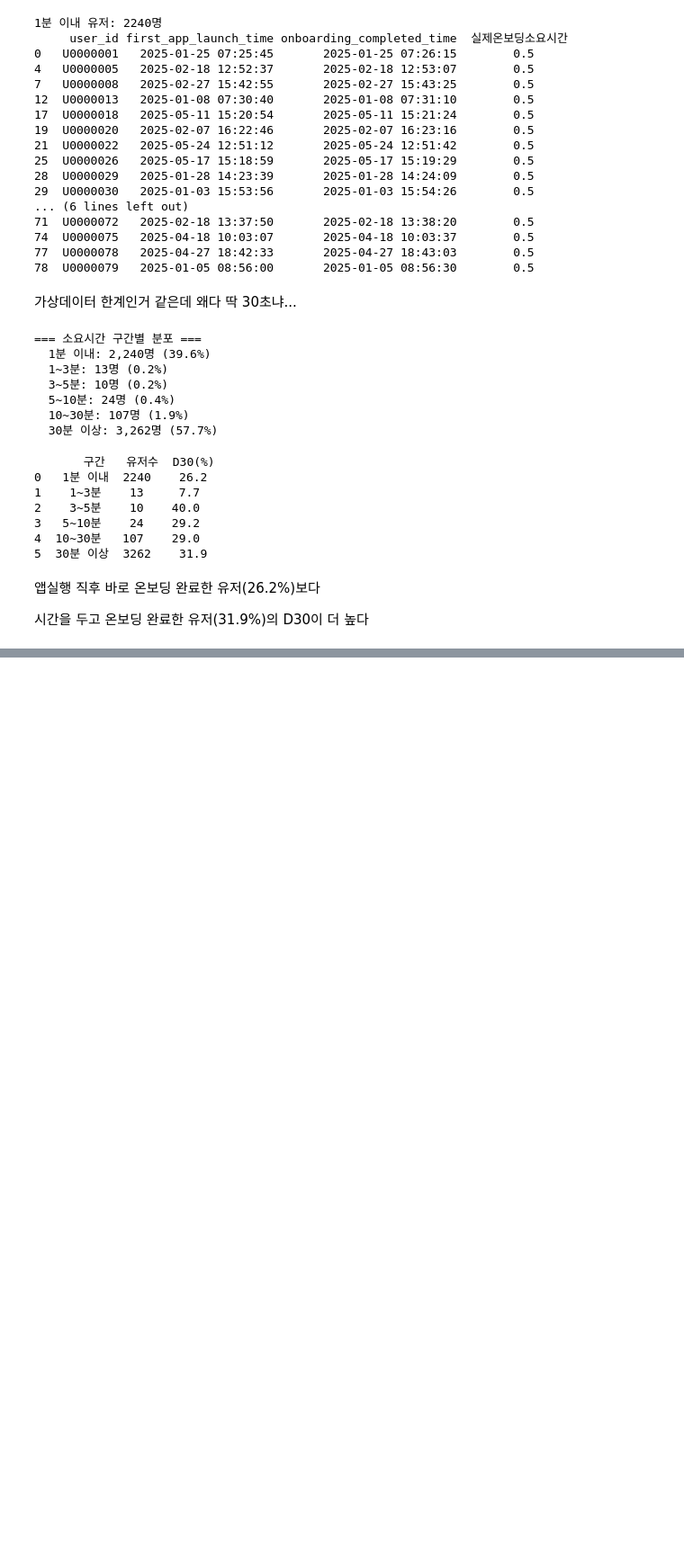
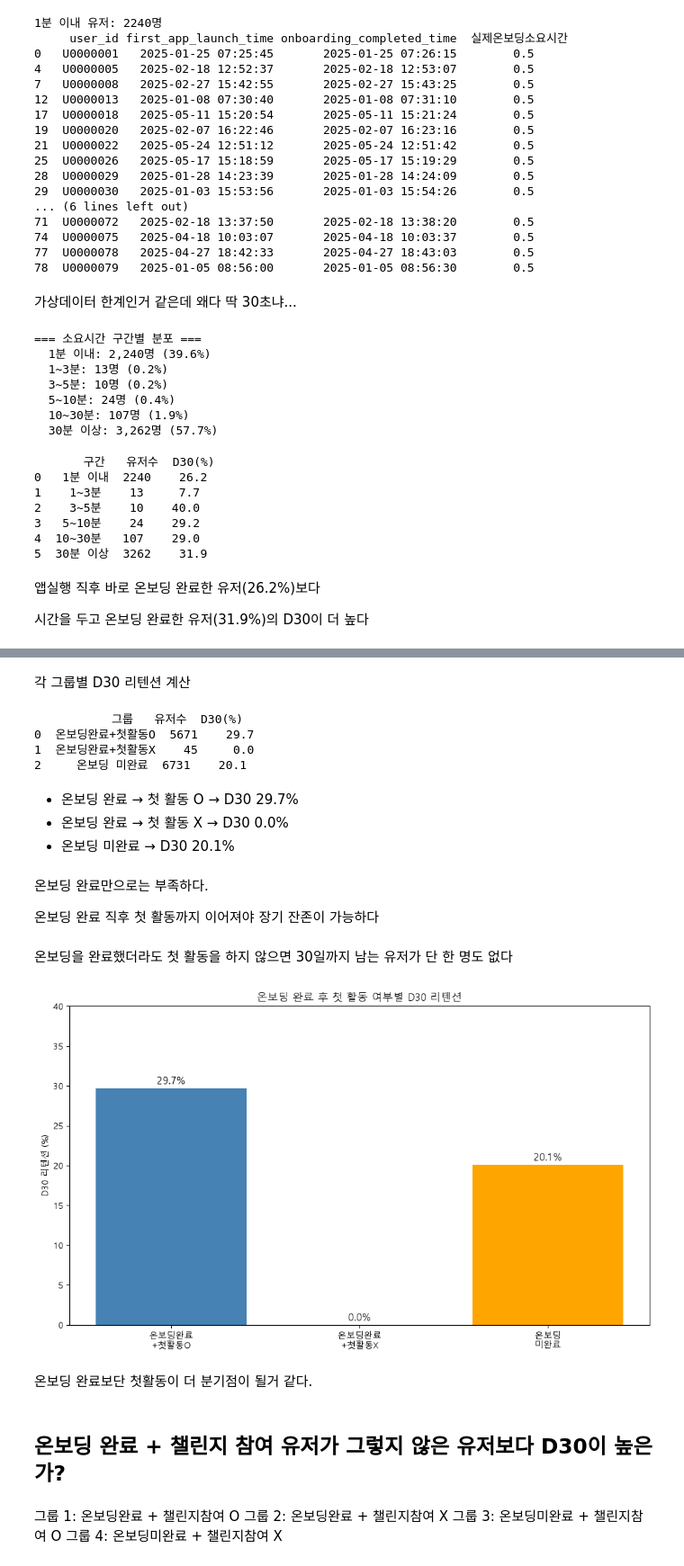
Before and after one commit to leegolem/Anti-Churn-Committee, a Jupyter notebook: notebooks/jiryun/2eda.ipynb, the cells around one changed output, grey strips where cells are left out. Shown at 90% size. Saved outputs shown, nothing was run; the diff lists cells and outputs as text; code cells hidden in the pictures; blank space fills up the shorter version.

```diff
--- a/notebooks/jiryun/2eda.ipynb
+++ b/notebooks/jiryun/2eda.ipynb
@@ -768,0 +801,78 @@ plt.show()
+# %% [markdown]
+각 그룹별 D30 리텐션 계산
+# %%
+# 가입일자 붙이기
+event_with_signup = event.merge(
+    user[['user_id', 'signup_date', '온보딩그룹']],
+    on='user_id',
+    how='left'
+)
+
+event_with_signup['days_since_signup'] = (
+    event_with_signup['event_date'] -
+    pd.to_datetime(event_with_signup['signup_date'])
+).dt.days
+
+# 앱실행만
+app_launch = event_with_signup[event_with_signup['event_type'] == '앱실행']
+
+# 그룹별 D30
+result = []
+order = ['온보딩완료+첫활동O', '온보딩완료+첫활동X', '온보딩 미완료']
+
+for group in order:
+    group_df = app_launch[app_launch['온보딩그룹'] == group]
+    total = group_df['user_id'].nunique()
+    d30 = group_df[group_df['days_since_signup'] == 30]['user_id'].nunique()
+    retention = d30 / total * 100 if total > 0 else 0
+    result.append({
+        '그룹': group,
+        '유저수': total,
+        'D30(%)': round(retention, 1)
+    })
+
+print(pd.DataFrame(result))
+# %% [output]
+           그룹   유저수  D30(%)
+0  온보딩완료+첫활동O  5671    29.7
+1  온보딩완료+첫활동X    45     0.0
+2     온보딩 미완료  6731    20.1
+# %% [markdown]
+- 온보딩 완료 → 첫 활동 O → D30 29.7%
+- 온보딩 완료 → 첫 활동 X → D30 0.0%
+- 온보딩 미완료           → D30 20.1%
+# %% [markdown]
+온보딩 완료만으로는 부족하다.
+
+온보딩 완료 직후 첫 활동까지 이어져야 장기 잔존이 가능하다
+# %% [markdown]
+온보딩을 완료했더라도 첫 활동을 하지 않으면 30일까지 남는 유저가 단 한 명도 없다
+# %%
+groups = ['온보딩완료\n+첫활동O', '온보딩완료\n+첫활동X', '온보딩\n미완료']
+values = [29.7, 0.0, 20.1]
+colors = ['steelblue', 'red', 'orange']
+
+plt.figure(figsize=(10, 6))
+bars = plt.bar(groups, values, color=colors)
+plt.title('온보딩 완료 후 첫 활동 여부별 D30 리텐션')
+plt.ylabel('D30 리텐션 (%)')
+plt.ylim(0, 40)
+
+for bar, val in zip(bars, values):
+    plt.text(bar.get_x() + bar.get_width()/2,
+             bar.get_height() + 0.5,
+             f'{val}%', ha='center', fontsize=12)
+
+plt.tight_layout()
+plt.show()
+# %% [output]
+[figure, added]
+# %% [markdown]
+온보딩 완료보단 첫활동이 더 분기점이 될거 같다.
+# %% [markdown]
+## 온보딩 완료 + 챌린지 참여 유저가 그렇지 않은 유저보다 D30이 높은가?
+# %% [markdown]
+그룹 1: 온보딩완료 + 챌린지참여 O
+그룹 2: 온보딩완료 + 챌린지참여 X
+그룹 3: 온보딩미완료 + 챌린지참여 O
+그룹 4: 온보딩미완료 + 챌린지참여 X
```
Also changed, not shown: parts of 18 cells of this notebook.
